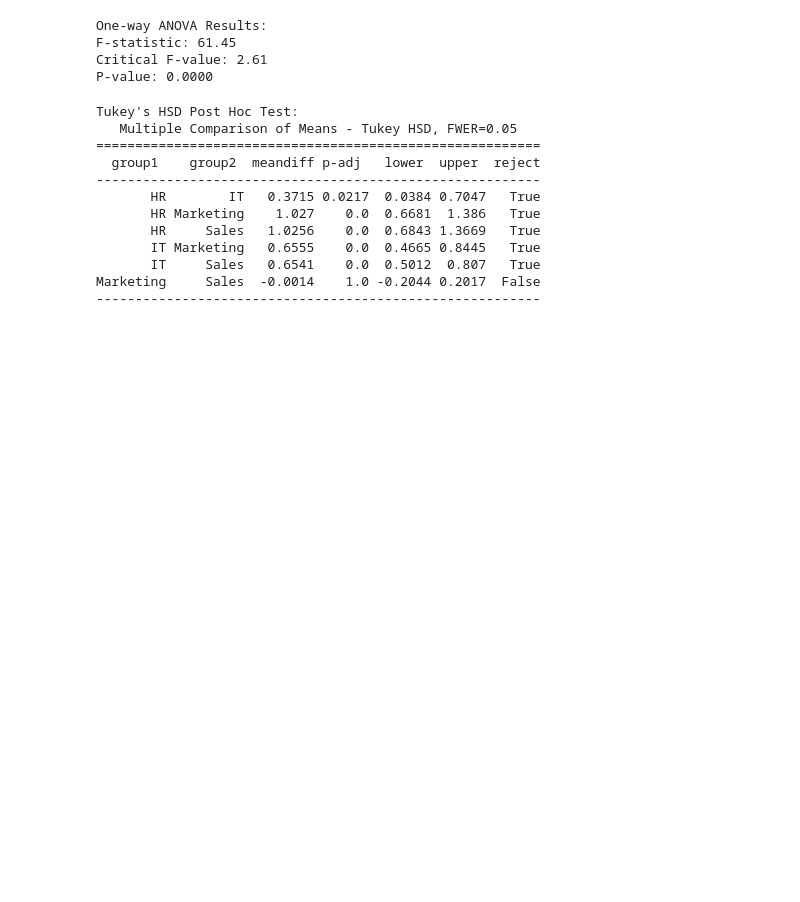
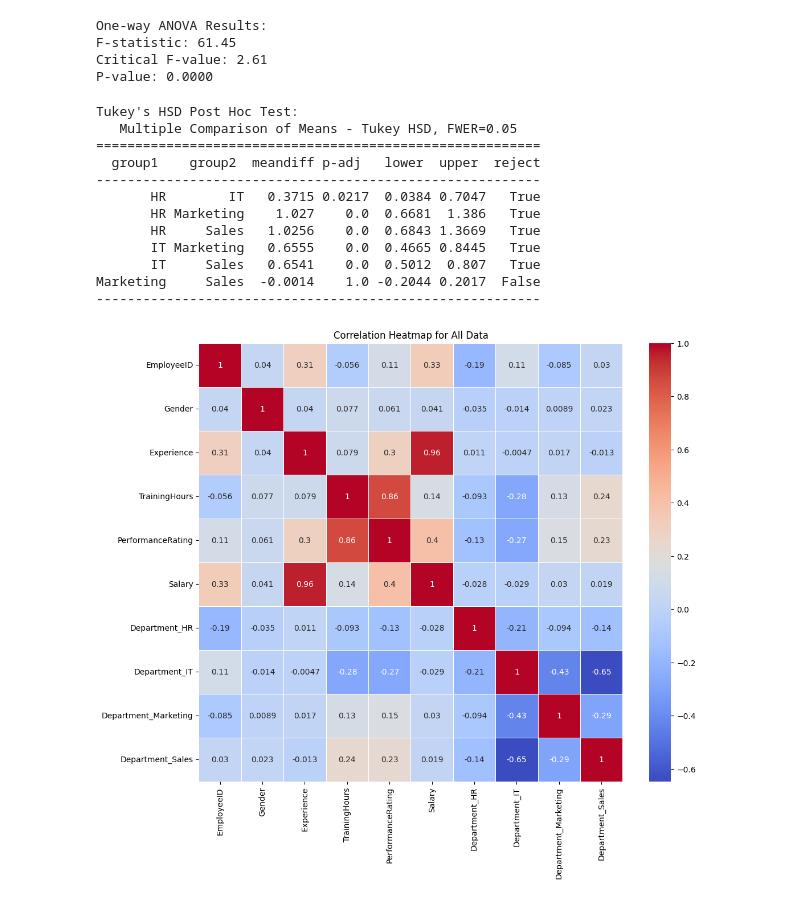
Before and after one commit to roccomilicic/DataAnalysisGroupAssignment, a Jupyter notebook: DataAnalysis.ipynb, the cells around one changed output. Drawn from its saved outputs; the diff is of its cells as text; code cells hidden in the pictures; blank space fills up the shorter version.

Commit message:
task 2 work

```diff
--- a/DataAnalysis.ipynb
+++ b/DataAnalysis.ipynb
@@ -91,3 +92,19 @@ Tukey's HSD Post Hoc Test:
        IT     Sales   0.6541    0.0  0.5012  0.807   True
 Marketing     Sales  -0.0014    1.0 -0.2044 0.2017  False
 ---------------------------------------------------------
+# %%
+#Task 2
+#Step 1.3: Calculate the correlation matrix
+
+dataHeat = pd.get_dummies(data, columns=['Department'], prefix='Department')
+dataHeat['Gender'] = dataHeat['Gender'].apply(lambda x: 0 if x == 'Male' else 1)
+
+corr_matrix = dataHeat.corr()
+
+# Create a heatmap
+plt.figure(figsize=(12, 10))
+sns.heatmap(corr_matrix, annot=True, cmap='coolwarm', linewidths=0.5)
+plt.title('Correlation Heatmap for All Data')
+plt.show()
+# %% [output]
+[figure, added]
```
Also changed, not shown: parts of 8 cells of this notebook.
